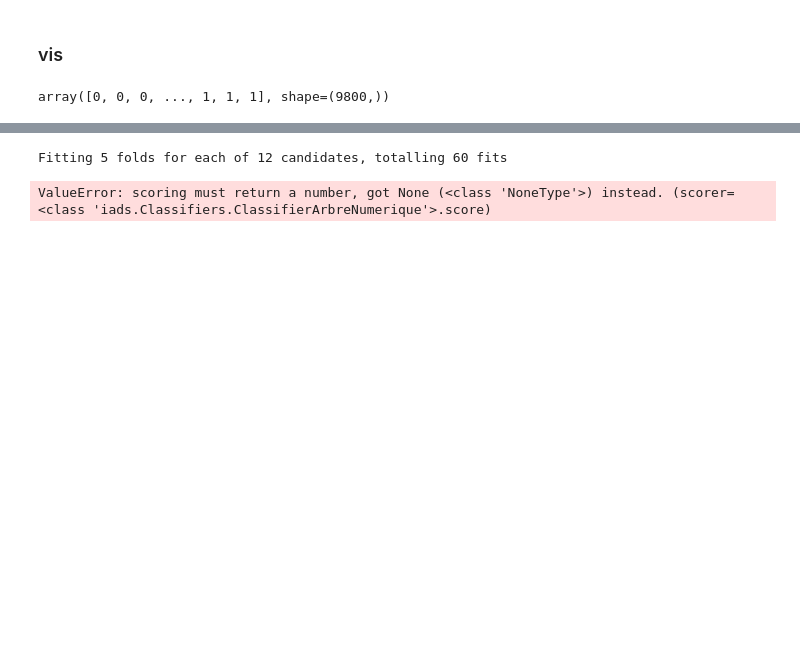
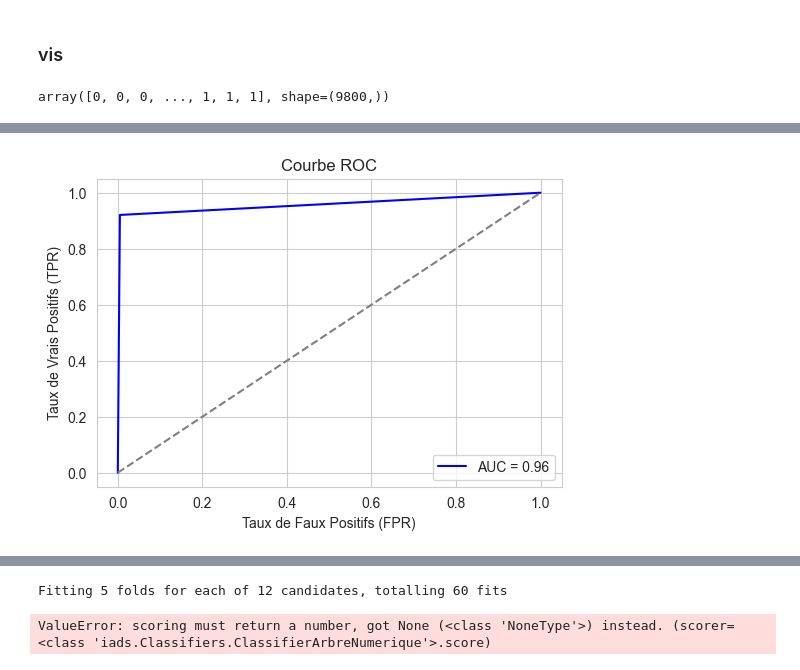
Before and after one commit to Cyren4/sda_mlops, a Jupyter notebook: src/models/MLFlow2.ipynb, the cells around one changed output, grey strips where cells are left out. Drawn from its saved outputs; the diff is of its cells as text; code cells hidden in the pictures; blank space fills up the shorter version.

```diff
--- a/src/models/MLFlow2.ipynb
+++ b/src/models/MLFlow2.ipynb
@@ -245,21 +257,23 @@ plt.show()
 # %%
 # Prédictions de probabilité pour la classe positive (1)
 y_proba = best_rf.predict_proba(data_test)[:, 1]  # Probabilités pour la classe 1
 
 #  Courbe ROC et AUC
 fpr, tpr, _ = roc_curve(label_test, y_proba)
 roc_auc = auc(fpr, tpr)
 
 plt.figure(figsize=(6, 4))
 plt.plot(fpr, tpr, color="blue", label=f"AUC = {roc_auc:.2f}")
 plt.plot([0, 1], [0, 1], color="gray", linestyle="--")
 plt.xlabel("Taux de Faux Positifs (FPR)")
 plt.ylabel("Taux de Vrais Positifs (TPR)")
 plt.title("Courbe ROC")
 plt.legend(loc="lower right")
 
 # Sauvegarde de la courbe ROC
-plt.savefig("roc_curve.png")
-mlflow.log_artifact("roc_curve.png")  # Enregistrement dans MLflow
+# plt.savefig("roc_curve.png")
+# mlflow.log_artifact("roc_curve.png")  # Enregistrement dans MLflow
 
 plt.show()
+# %% [output]
+[figure, added]
```
Also changed, not shown: parts of 10 cells of this notebook, 29 other files.
